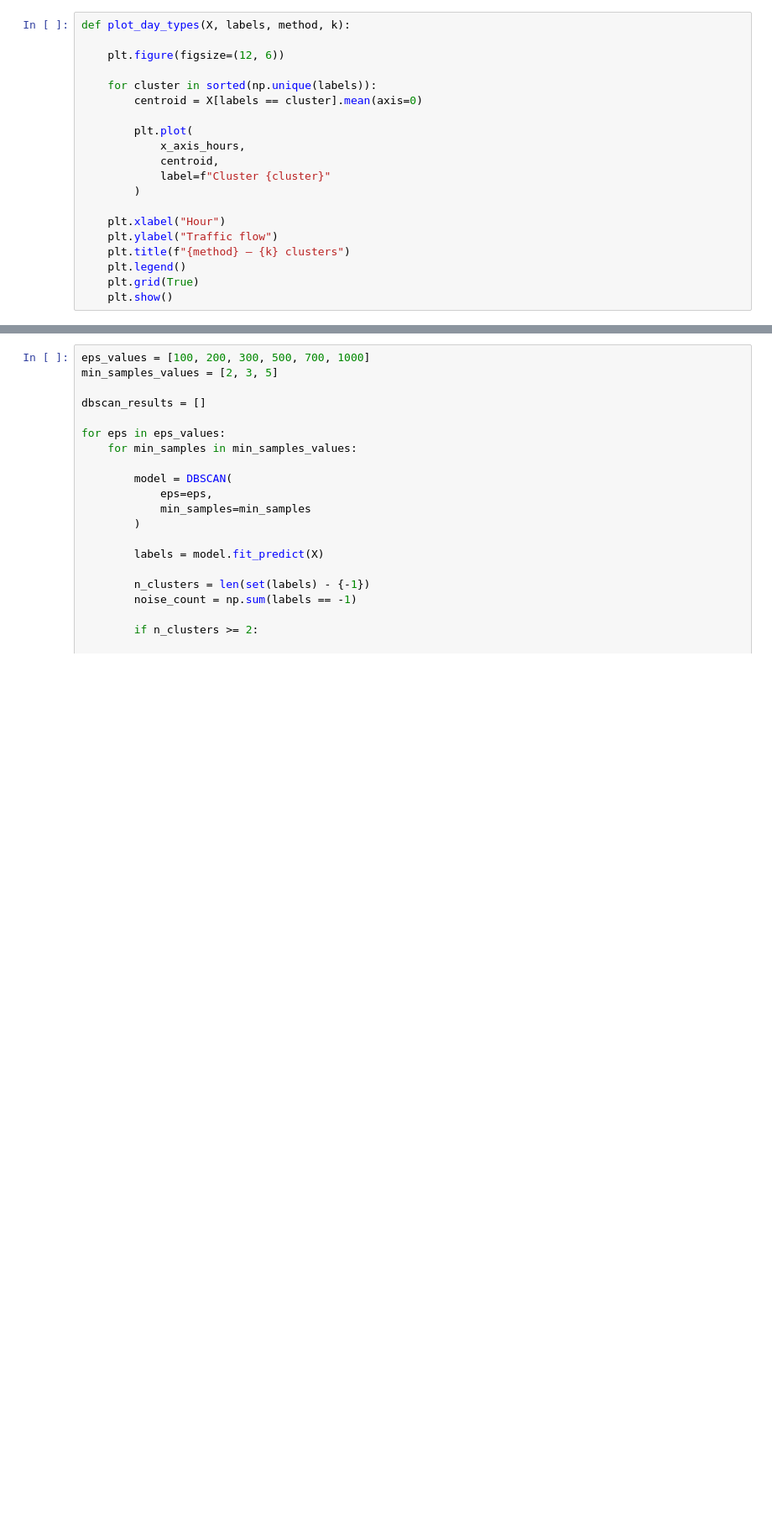
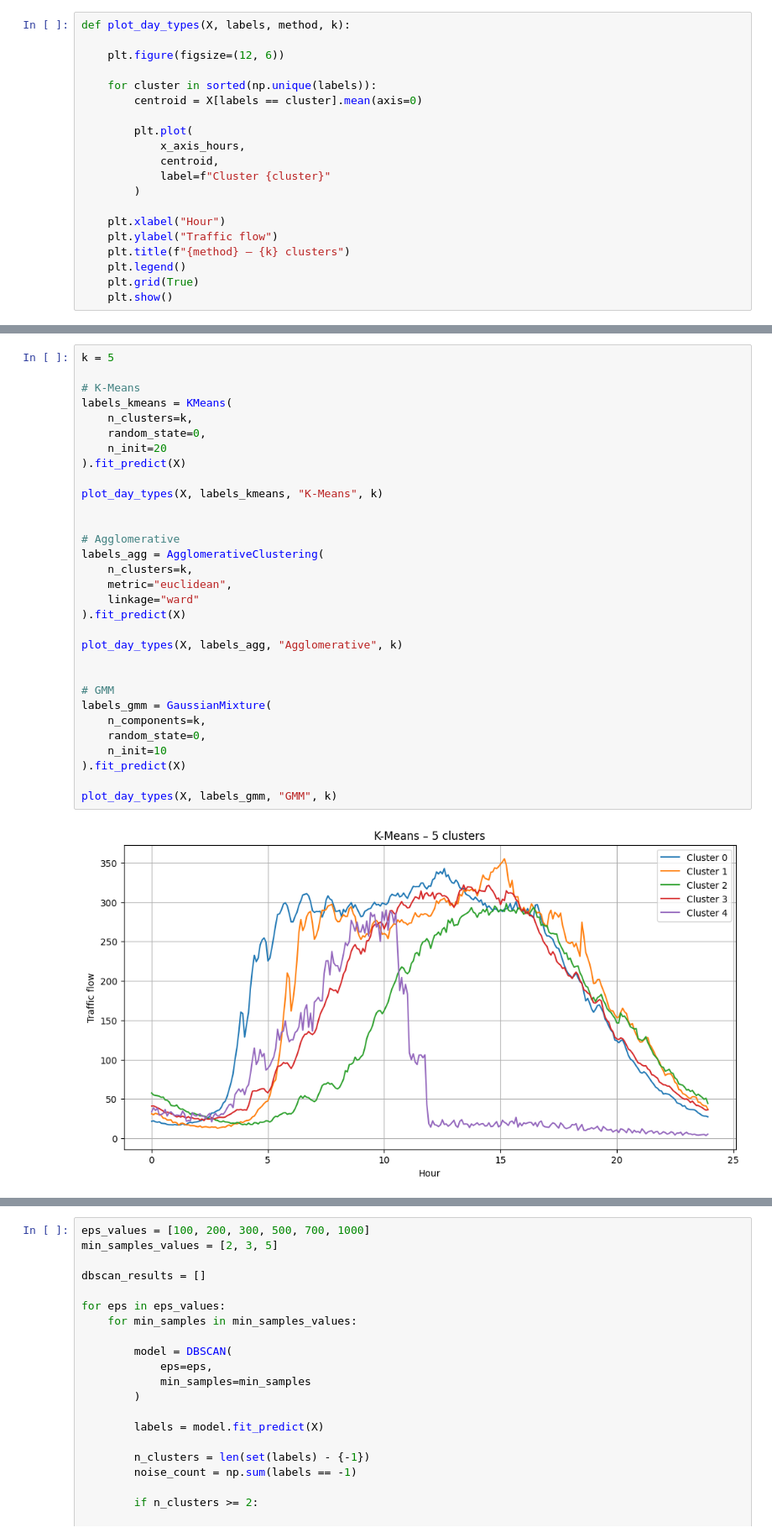
Before and after one commit to ViktorLundvall/AI_Assignment_3, a Jupyter notebook: Assignment_3_clustering_Viktor_Lundvall (1).ipynb, the cells around one changed output, grey strips where cells are left out. Shown at 84% size. Saved outputs shown, nothing was run; the diff lists cells and outputs as text; blank space fills up the shorter version.

```diff
--- a/Assignment_3_clustering_Viktor_Lundvall (1).ipynb
+++ b/Assignment_3_clustering_Viktor_Lundvall (1).ipynb
@@ -1115,0 +1102,33 @@ for k in [2, 3, 4]:
+# %%
+k = 5
+
+# K-Means
+labels_kmeans = KMeans(
+    n_clusters=k,
+    random_state=0,
+    n_init=20
+).fit_predict(X)
+
+plot_day_types(X, labels_kmeans, "K-Means", k)
+
+
+# Agglomerative
+labels_agg = AgglomerativeClustering(
+    n_clusters=k,
+    metric="euclidean",
+    linkage="ward"
+).fit_predict(X)
+
+plot_day_types(X, labels_agg, "Agglomerative", k)
+
+
+# GMM
+labels_gmm = GaussianMixture(
+    n_components=k,
+    random_state=0,
+    n_init=10
+).fit_predict(X)
+
+plot_day_types(X, labels_gmm, "GMM", k)
+# %% [output]
+[figure, added]
```
Also changed, not shown: parts of 2 cells of this notebook.
